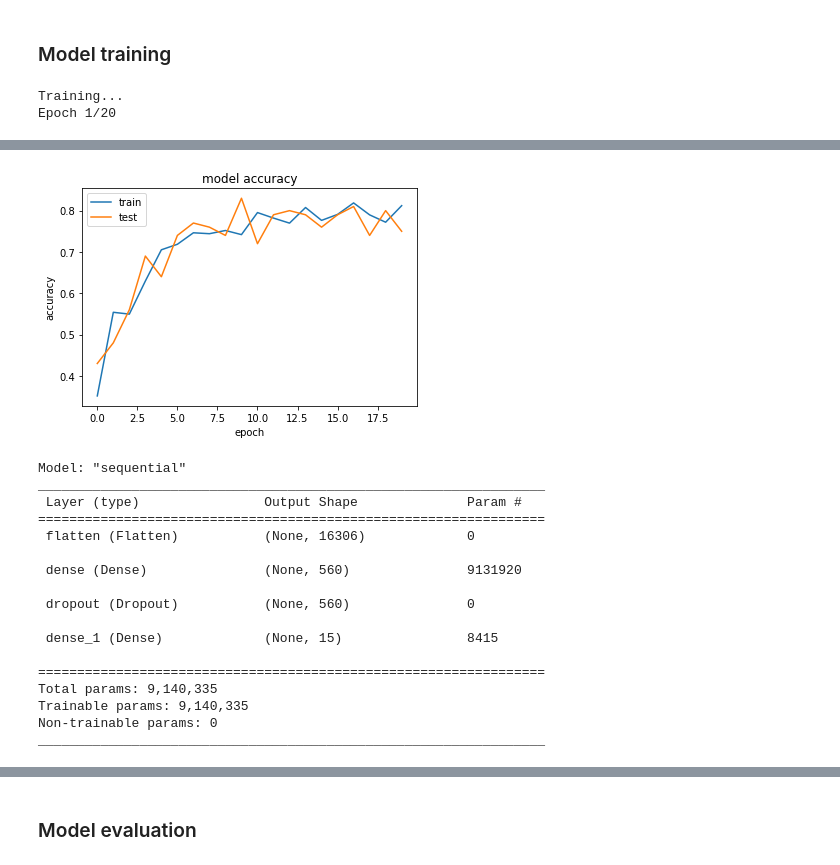
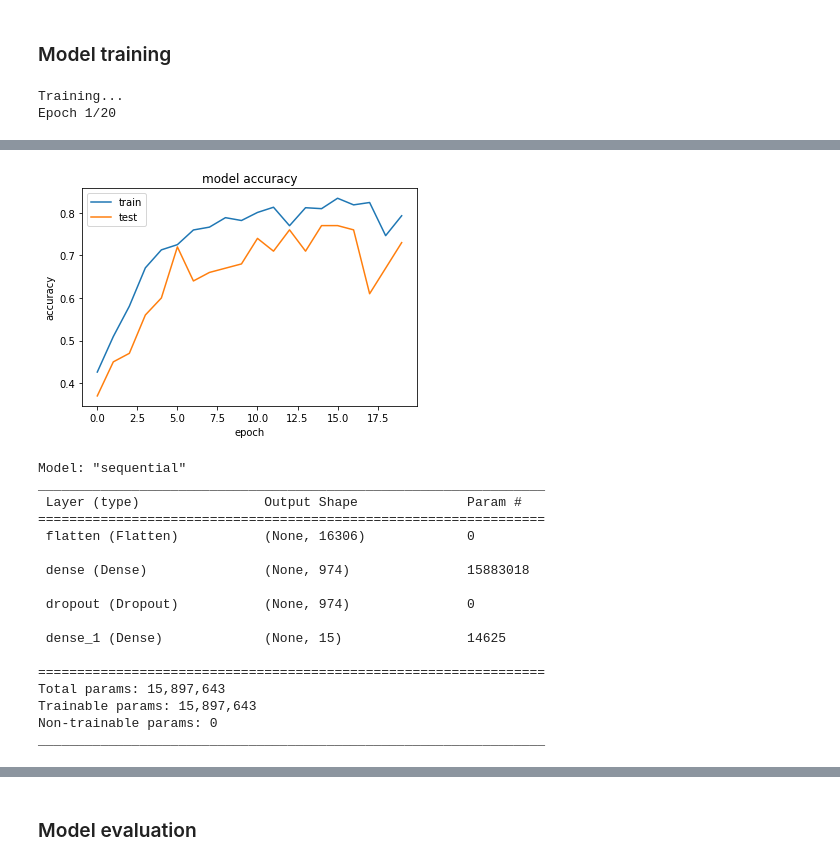
Before and after one commit to hlu17/Protein-Environment-Classification, a Jupyter notebook: modeling/neural_network.ipynb, the cells around one changed output, grey strips where cells are left out. Saved outputs shown, nothing was run; the diff lists cells and outputs as text; code cells hidden in the pictures.

```diff
--- a/modeling/neural_network.ipynb
+++ b/modeling/neural_network.ipynb
@@ -225,11 +214,11 @@ def train_model(X_train, Y_train, num_classes,
 
 # model with 1 hidden layers
 nn1 = train_model(X_tr, Y_tr['EMPO_3_int'], 15,
-    hidden_layer_sizes=[560],
-    kernel_regularizer=3.59e-08,
-    bias_regularizer=1.08e-05,
-    activity_regularizer=5.98e-05,
-    dropout=0.027,
+    hidden_layer_sizes=[974],
+    kernel_regularizer=1.9e-08,
+    bias_regularizer=4.8e-05,
+    activity_regularizer=1.1e-06,
+    dropout=0.058,
     optimizer='Adam',
     learning_rate=0.009,
     batch_size=64,
@@ -259,18 +248,18 @@ Epoch 20/20
-[figure, old version]
+[figure, new version]
 Model: "sequential"
 _________________________________________________________________
  Layer (type)                Output Shape              Param #
 =================================================================
  flatten (Flatten)           (None, 16306)             0
 
- dense (Dense)               (None, 560)               9131920
+ dense (Dense)               (None, 974)               15883018
 
- dropout (Dropout)           (None, 560)               0
+ dropout (Dropout)           (None, 974)               0
 
- dense_1 (Dense)             (None, 15)                8415
+ dense_1 (Dense)             (None, 15)                14625
 
 =================================================================
-Total params: 9,140,335
-Trainable params: 9,140,335
+Total params: 15,897,643
+Trainable params: 15,897,643
 Non-trainable params: 0
 _________________________________________________________________
```
Also changed, not shown: parts of 12 cells of this notebook, 5 other files.
